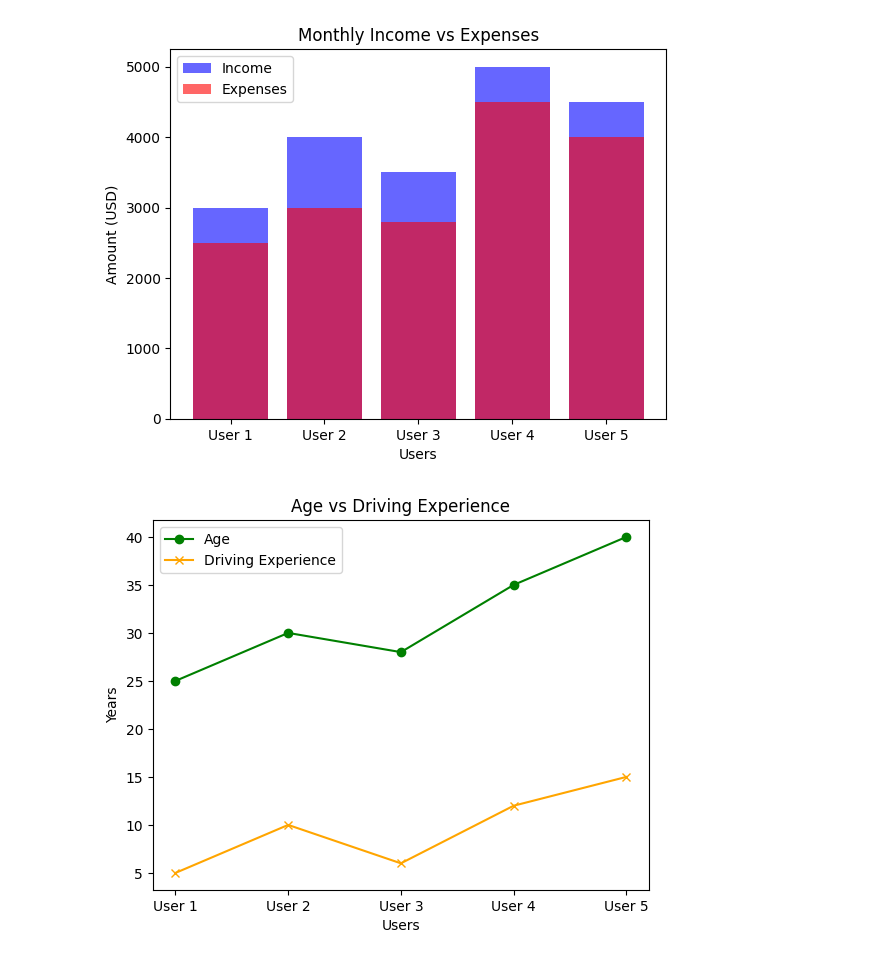
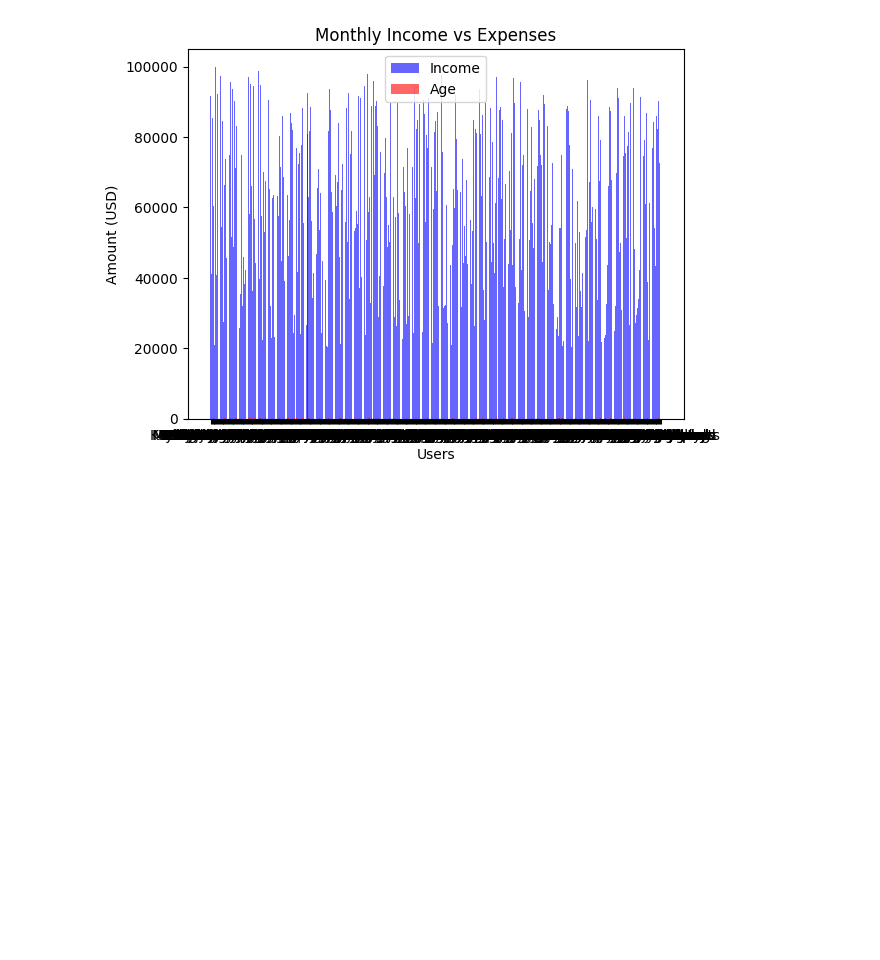
Before and after one commit to IbrahimOrdo/motor-selection, a Jupyter notebook: docs/Grafik1.ipynb, the cells around one changed output. Drawn from its saved outputs; the diff is of its cells as text; code cells hidden in the pictures; blank space fills up the shorter version.

```diff
--- a/docs/Grafik1.ipynb
+++ b/docs/Grafik1.ipynb
@@ -1,10 +1,17 @@
 # %%
 import matplotlib.pyplot as plt
 import numpy as np
+import pandas as pd
 
-# Örnek veriler
-heights = [180, 170, 160, 175, 185, 172, 168, 178, 190, 165]
-weights = [80, 65, 70, 85, 90, 60, 68, 75, 95, 62]
+# Load the simulated data from CSV
+df = pd.read_csv(r'C:\Users\IbrahimOrdo\OneDrive\Masaüstü\motor-selection\simulated_user_data.csv')
+
+# Show the first few rows to check the data
+print(df.head())
+
+ages = df['Age']
+heights = df['Height']
+weights = df['Weight']
 
 # Grafik
 plt.scatter(heights, weights, color='blue')
@@ -17,7 +41,7 @@ plt.show()
 # %%
 # Örnek veriler: Haftalık Seyahat Mesafeleri (km)
-names = ['Kullanıcı 1', 'Kullanıcı 2', 'Kullanıcı 3', 'Kullanıcı 4', 'Kullanıcı 5']
-travel_distances = [50.5, 35.0, 60.0, 40.0, 55.0]
+names = df['Name']
+travel_distances = df['Weekly Travel Distance']
 
 # Grafik
 plt.bar(names, travel_distances, color='green')
@@ -34,35 +58,20 @@ plt.show()
 # %%
 
-# 1. Monthly Income vs Expenses (Bar Chart)
-def plot_income_vs_expenses(incomes, expenses, labels):
+# 1. Monthly Income vs Age (Bar Chart)
+def plot_income_vs_expenses(incomes, ages, labels):
     plt.bar(labels, incomes, color='blue', alpha=0.6, label='Income')
-    plt.bar(labels, expenses, color='red', alpha=0.6, label='Expenses')
+    plt.bar(labels, ages, color='red', alpha=0.6, label='Age')
     plt.title('Monthly Income vs Expenses')
     plt.xlabel('Users')
     plt.ylabel('Amount (USD)')
     plt.legend()
     plt.show()
 
-# 2. Age vs Driving Experience (Line Chart)
-def plot_age_vs_experience(ages, experiences, labels):
-    plt.plot(labels, ages, marker='o', color='green', label='Age')
-    plt.plot(labels, experiences, marker='x', color='orange', label='Driving Experience')
-    plt.title('Age vs Driving Experience')
-    plt.xlabel('Users')
-    plt.ylabel('Years')
-    plt.legend()
-    plt.show()
-
 # Example Data
-users = ['User 1', 'User 2', 'User 3', 'User 4', 'User 5']
-incomes = [3000, 4000, 3500, 5000, 4500]
-expenses = [2500, 3000, 2800, 4500, 4000]
-ages = [25, 30, 28, 35, 40]
-experiences = [5, 10, 6, 12, 15]
+incomes = df['Annual Income']
+ages = df['Age']
 
 # Plotting the charts
-plot_income_vs_expenses(incomes, expenses, users)
-plot_age_vs_experience(ages, experiences, users)
+plot_income_vs_expenses(incomes, ages, names)
 # %% [output]
-[figure, old version]
+[figure, new version]
-[figure, removed]
```
Also changed, not shown: parts of 2 cells of this notebook, 1 other file.
